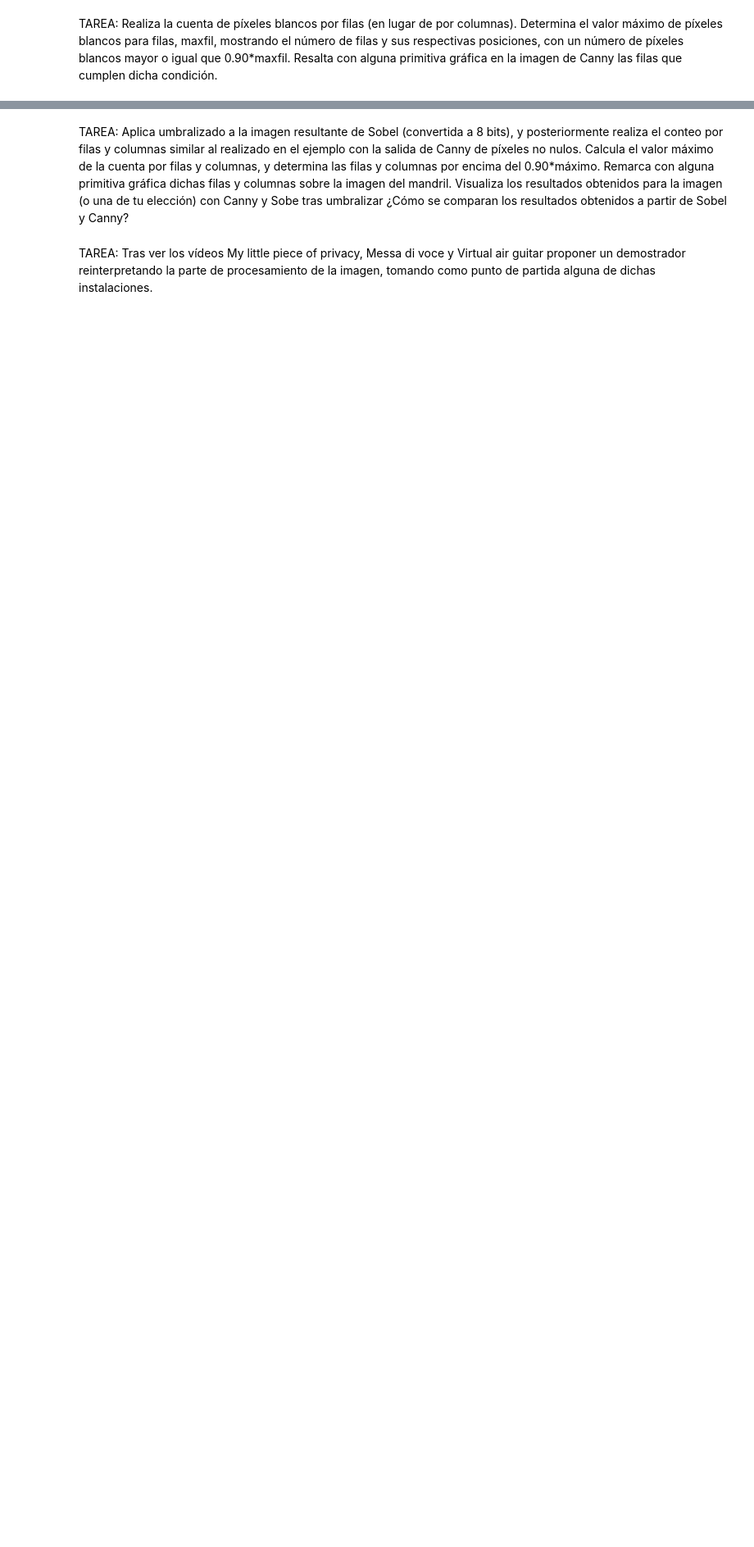
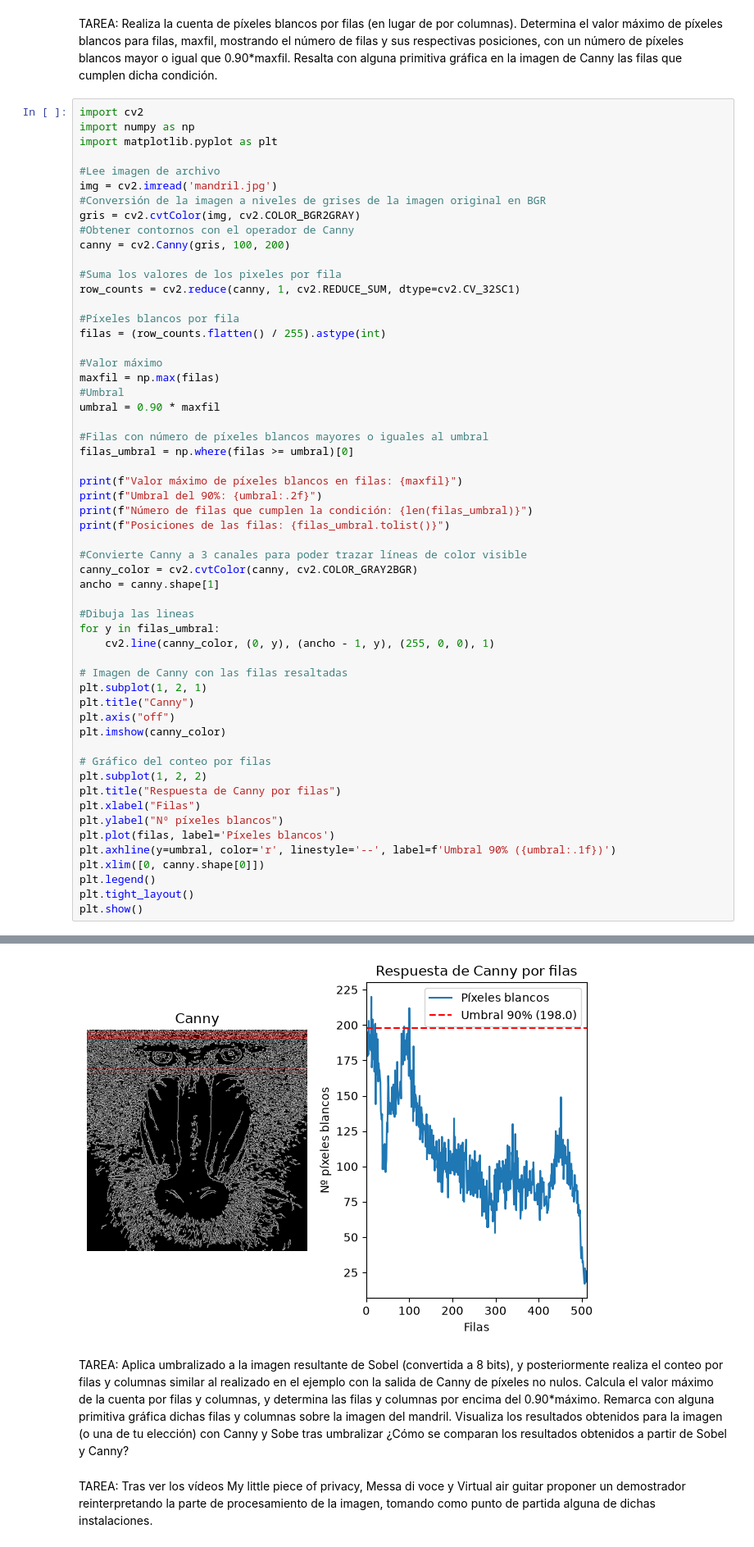
Before and after one commit to Nicogameps5/P2-VC, a Jupyter notebook: VC_P2.ipynb, the cells around one changed output, grey strips where cells are left out. Shown at 82% size. Cells and saved outputs as stored; diff of their text form; blank space fills up the shorter version.

```diff
--- a/VC_P2.ipynb
+++ b/VC_P2.ipynb
@@ -1,3 +1,60 @@
 # %% [markdown]
 
 TAREA: Realiza la cuenta de píxeles blancos por filas (en lugar de por columnas). Determina el valor máximo de píxeles blancos para filas, maxfil, mostrando el número de filas y sus respectivas posiciones, con un número de píxeles blancos mayor o igual que 0.90*maxfil. Resalta con alguna primitiva gráfica en la imagen de Canny las filas que cumplen dicha condición.
+# %%
+import cv2
+import numpy as np
+import matplotlib.pyplot as plt
+
+#Lee imagen de archivo
+img = cv2.imread('mandril.jpg')
+#Conversión de la imagen a niveles de grises de la imagen original en BGR
+gris = cv2.cvtColor(img, cv2.COLOR_BGR2GRAY)
+#Obtener contornos con el operador de Canny
+canny = cv2.Canny(gris, 100, 200)
+
+#Suma los valores de los pixeles por fila
+row_counts = cv2.reduce(canny, 1, cv2.REDUCE_SUM, dtype=cv2.CV_32SC1)
+
+#Píxeles blancos por fila
+filas = (row_counts.flatten() / 255).astype(int)
+
+#Valor máximo
+maxfil = np.max(filas)
+#Umbral
+umbral = 0.90 * maxfil
+
+#Filas con número de píxeles blancos mayores o iguales al umbral
+filas_umbral = np.where(filas >= umbral)[0]
+
+print(f"Valor máximo de píxeles blancos en filas: {maxfil}")
+print(f"Umbral del 90%: {umbral:.2f}")
+print(f"Número de filas que cumplen la condición: {len(filas_umbral)}")
+print(f"Posiciones de las filas: {filas_umbral.tolist()}")
+
+#Convierte Canny a 3 canales para poder trazar líneas de color visible
+canny_color = cv2.cvtColor(canny, cv2.COLOR_GRAY2BGR)
+ancho = canny.shape[1]
+
+#Dibuja las lineas
+for y in filas_umbral:
+    cv2.line(canny_color, (0, y), (ancho - 1, y), (255, 0, 0), 1)
+
+# Imagen de Canny con las filas resaltadas
+plt.subplot(1, 2, 1)
+plt.title("Canny")
+plt.axis("off")
+plt.imshow(canny_color)
+
+# Gráfico del conteo por filas
+plt.subplot(1, 2, 2)
+plt.title("Respuesta de Canny por filas")
+plt.xlabel("Filas")
+plt.ylabel("Nº píxeles blancos")
+plt.plot(filas, label='Píxeles blancos')
+plt.axhline(y=umbral, color='r', linestyle='--', label=f'Umbral 90% ({umbral:.1f})')
+plt.xlim([0, canny.shape[0]])
+plt.legend()
+plt.tight_layout()
+plt.show()
+# %% [output]
@@ -4,3 +65,4 @@ TAREA: Realiza la cuenta de píxeles blancos por filas (en lugar de por columnas
+[figure, added]
 # %% [markdown]
 TAREA: Aplica umbralizado a la imagen resultante de Sobel (convertida a 8 bits), y posteriormente realiza el conteo por filas y columnas similar al realizado en el ejemplo con la salida de Canny de píxeles no nulos. Calcula el valor máximo de la cuenta por filas y columnas, y determina las filas y columnas por encima del 0.90*máximo. Remarca con alguna primitiva gráfica dichas filas y columnas sobre la imagen del mandril. Visualiza los resultados obtenidos para la imagen (o una de tu elección) con Canny y Sobe tras umbralizar ¿Cómo se comparan los resultados obtenidos a partir de Sobel y Canny?
 # %% [markdown]
```
Also changed, not shown: parts of 1 cell of this notebook, 1 other file.
